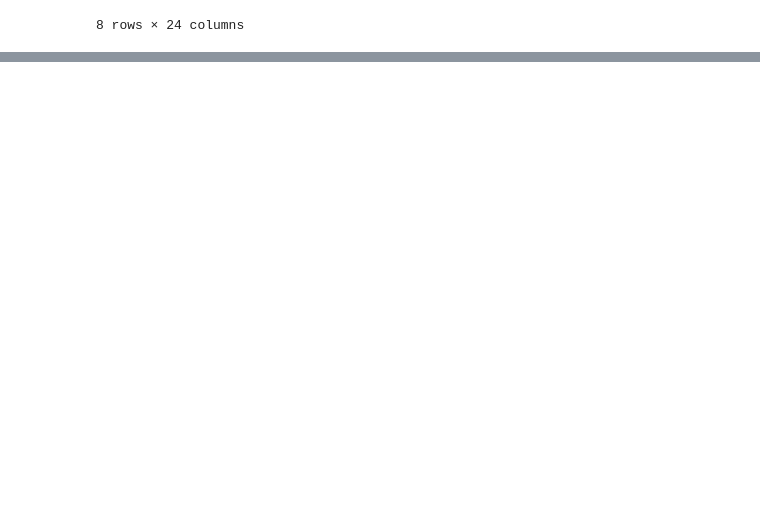
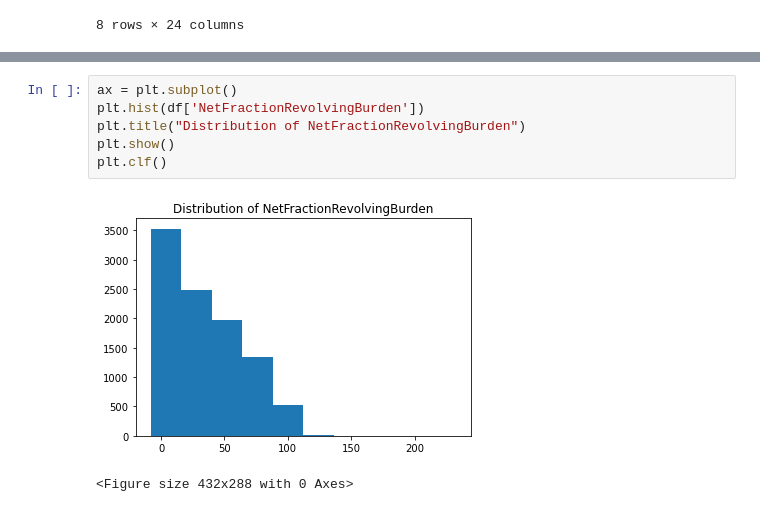
Before and after one commit to Git-With-Chris/RiskPredict, a Jupyter notebook: Resources/minimal_dataset_notebook.ipynb, the cells around one changed output, grey strips where cells are left out. Saved outputs shown, nothing was run; the diff lists cells and outputs as text; blank space fills up the shorter version.

```diff
--- a/Resources/minimal_dataset_notebook.ipynb
+++ b/Resources/minimal_dataset_notebook.ipynb
@@ -428,0 +390,9 @@ See the caveats in the documentation: https://pandas.pydata.org/pandas-docs/stab
+# %%
+ax = plt.subplot()
+plt.hist(df['NetFractionRevolvingBurden'])
+plt.title("Distribution of NetFractionRevolvingBurden")
+plt.show()
+plt.clf()
+# %% [output]
+[figure, added]
+<Figure size 432x288 with 0 Axes>
```
Also changed, not shown: parts of 26 cells of this notebook.
